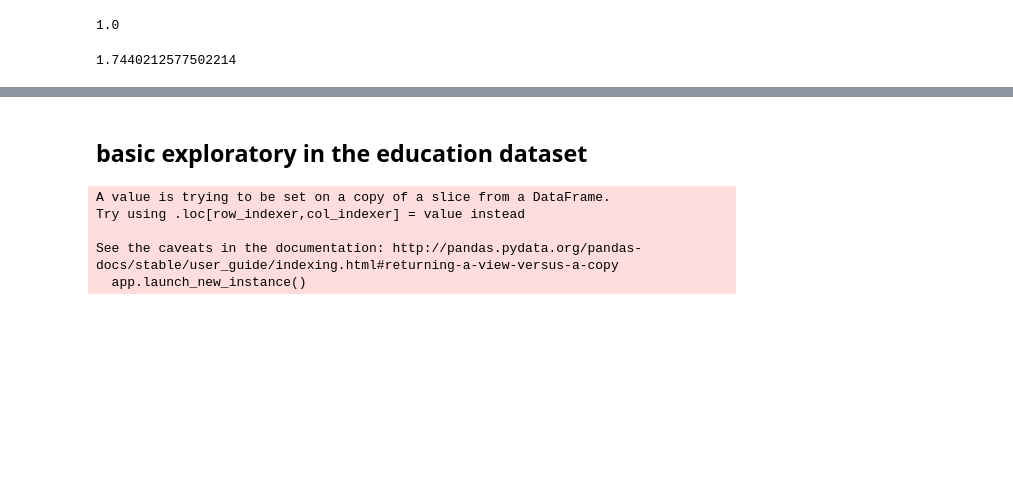
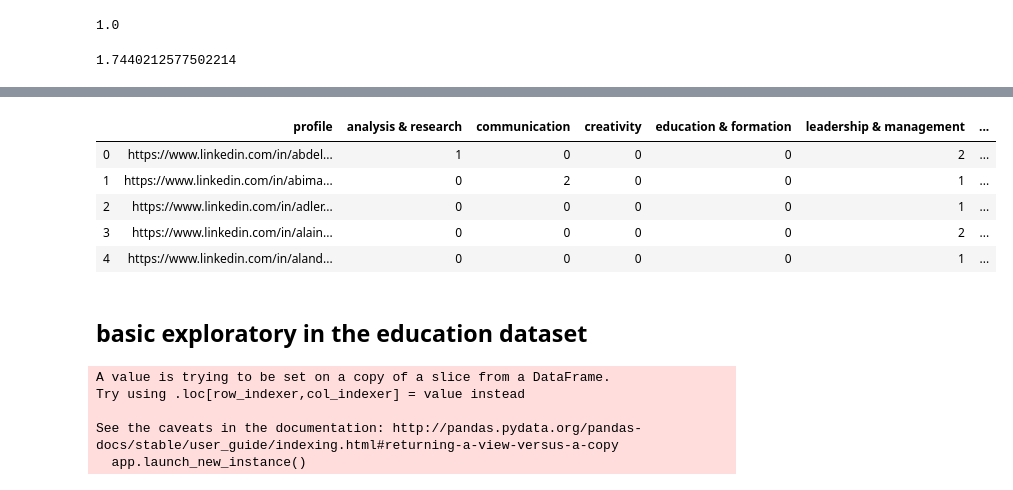
Before and after one commit to B1o0b1/Ayiti_analytics_capstone_project, a Jupyter notebook: initial_notebook.ipynb, the cells around one changed output, grey strips where cells are left out. Drawn from its saved outputs; the diff is of its cells as text; code cells hidden in the pictures; blank space fills up the shorter version.

```diff
--- a/initial_notebook.ipynb
+++ b/initial_notebook.ipynb
@@ -1291,3 +1325,20 @@ plt.show()
+# %%
+onecode_skill = pd.get_dummies(onecode_skill.category_2)
+# %%
+onecode_skill = pd.concat([newskill_df[['profile']], onecode_skill], axis = 1)
+# %%
+onecode_skill.rename(columns={'analysis & research ':'analysis & research'}, inplace = True)
+# %%
+onecode_skill = onecode_skill.groupby(['profile']).sum().reset_index()
+# %%
+onecode_skill.head()
+# %% [output]
+|  | profile | analysis & research | communication | creativity | education & formation | leadership & management | ... |
+| 0 | https://www.linkedin.com/in/abdel... | 1 | 0 | 0 | 0 | 2 | ... |
+| 1 | https://www.linkedin.com/in/abima... | 0 | 2 | 0 | 0 | 1 | ... |
+| 2 | https://www.linkedin.com/in/adler... | 0 | 0 | 0 | 0 | 1 | ... |
+| 3 | https://www.linkedin.com/in/alain... | 0 | 0 | 0 | 0 | 2 | ... |
+| 4 | https://www.linkedin.com/in/aland... | 0 | 0 | 0 | 0 | 1 | ... |
 # %% [markdown]
 ## basic exploratory in the education dataset
 # %%
```
Also changed, not shown: parts of 70 cells of this notebook.
